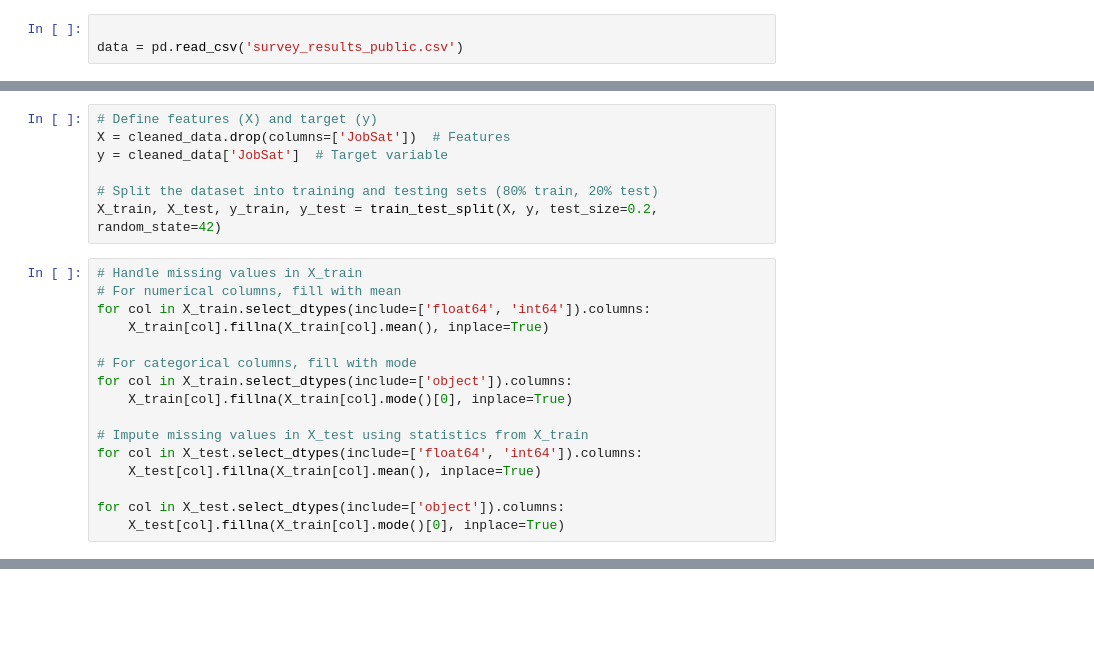
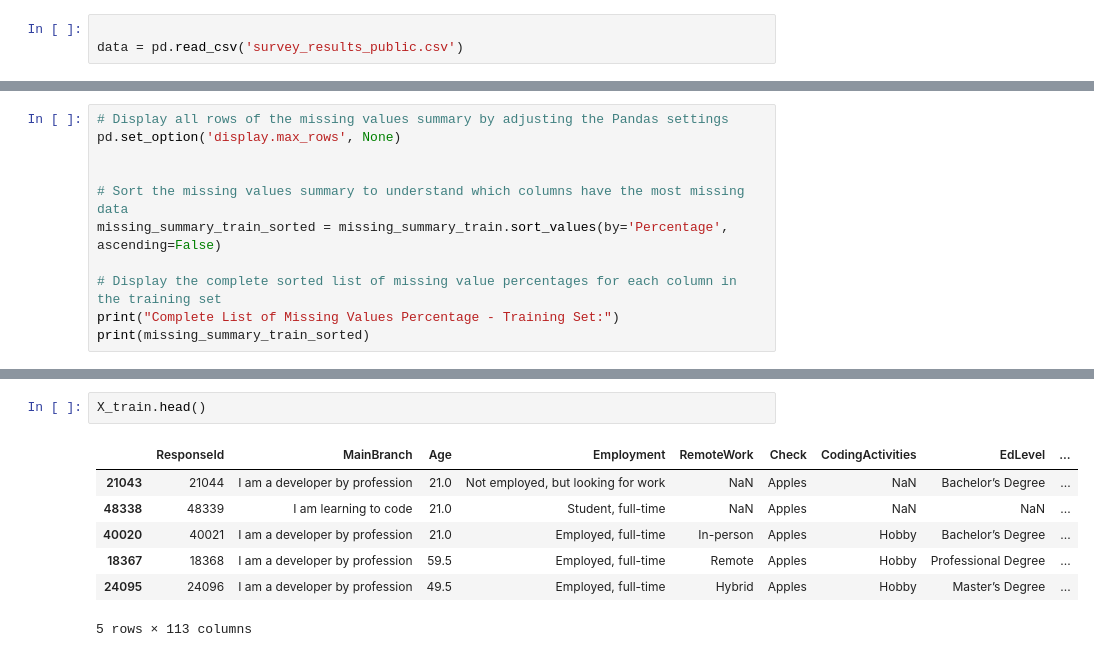
Before and after one commit to NabidAlam/stackoverflow-project, a Jupyter notebook: jobsatisfaction_proj.ipynb, the cells around one changed output, grey strips where cells are left out. Cells and saved outputs as stored; diff of their text form; blank space fills up the shorter version.

```diff
--- a/jobsatisfaction_proj.ipynb
+++ b/jobsatisfaction_proj.ipynb
@@ -526,23 +119,0 @@ See the caveats in the documentation: https://pandas.pydata.org/pandas-docs/stab
-# %%
-# Define features (X) and target (y)
-X = cleaned_data.drop(columns=['JobSat'])  # Features
-y = cleaned_data['JobSat']  # Target variable
-
-# Split the dataset into training and testing sets (80% train, 20% test)
-X_train, X_test, y_train, y_test = train_test_split(X, y, test_size=0.2, random_state=42)
-# %%
-# Handle missing values in X_train
-# For numerical columns, fill with mean
-for col in X_train.select_dtypes(include=['float64', 'int64']).columns:
-    X_train[col].fillna(X_train[col].mean(), inplace=True)
-
-# For categorical columns, fill with mode
-for col in X_train.select_dtypes(include=['object']).columns:
-    X_train[col].fillna(X_train[col].mode()[0], inplace=True)
-
-# Impute missing values in X_test using statistics from X_train
-for col in X_test.select_dtypes(include=['float64', 'int64']).columns:
-    X_test[col].fillna(X_train[col].mean(), inplace=True)
-
-for col in X_test.select_dtypes(include=['object']).columns:
-    X_test[col].fillna(X_train[col].mode()[0], inplace=True)
@@ -898,0 +157,11 @@ weighted avg       0.21      0.24      0.17      5826
+# %%
+# Display all rows of the missing values summary by adjusting the Pandas settings
+pd.set_option('display.max_rows', None)
+
+
+# Sort the missing values summary to understand which columns have the most missing data
+missing_summary_train_sorted = missing_summary_train.sort_values(by='Percentage', ascending=False)
+
+# Display the complete sorted list of missing value percentages for each column in the training set
+print("Complete List of Missing Values Percentage - Training Set:")
+print(missing_summary_train_sorted)
@@ -898,0 +426,10 @@ weighted avg       0.21      0.24      0.17      5826
+# %%
+X_train.head()
+# %% [output]
+|  | ResponseId | MainBranch | Age | Employment | RemoteWork | Check | CodingActivities | EdLevel | ... |
+| 21043 | 21044 | I am a developer by profession | 21.0 | Not employed, but looking for work | NaN | Apples | NaN | Bachelor’s Degree | ... |
+| 48338 | 48339 | I am learning to code | 21.0 | Student, full-time | NaN | Apples | NaN | NaN | ... |
+| 40020 | 40021 | I am a developer by profession | 21.0 | Employed, full-time | In-person | Apples | Hobby | Bachelor’s Degree | ... |
+| 18367 | 18368 | I am a developer by profession | 59.5 | Employed, full-time | Remote | Apples | Hobby | Professional Degree | ... |
+| 24095 | 24096 | I am a developer by profession | 49.5 | Employed, full-time | Hybrid | Apples | Hobby | Master’s Degree | ... |
+5 rows × 113 columns
```
Also changed, not shown: parts of 84 cells of this notebook, 1 other file.
